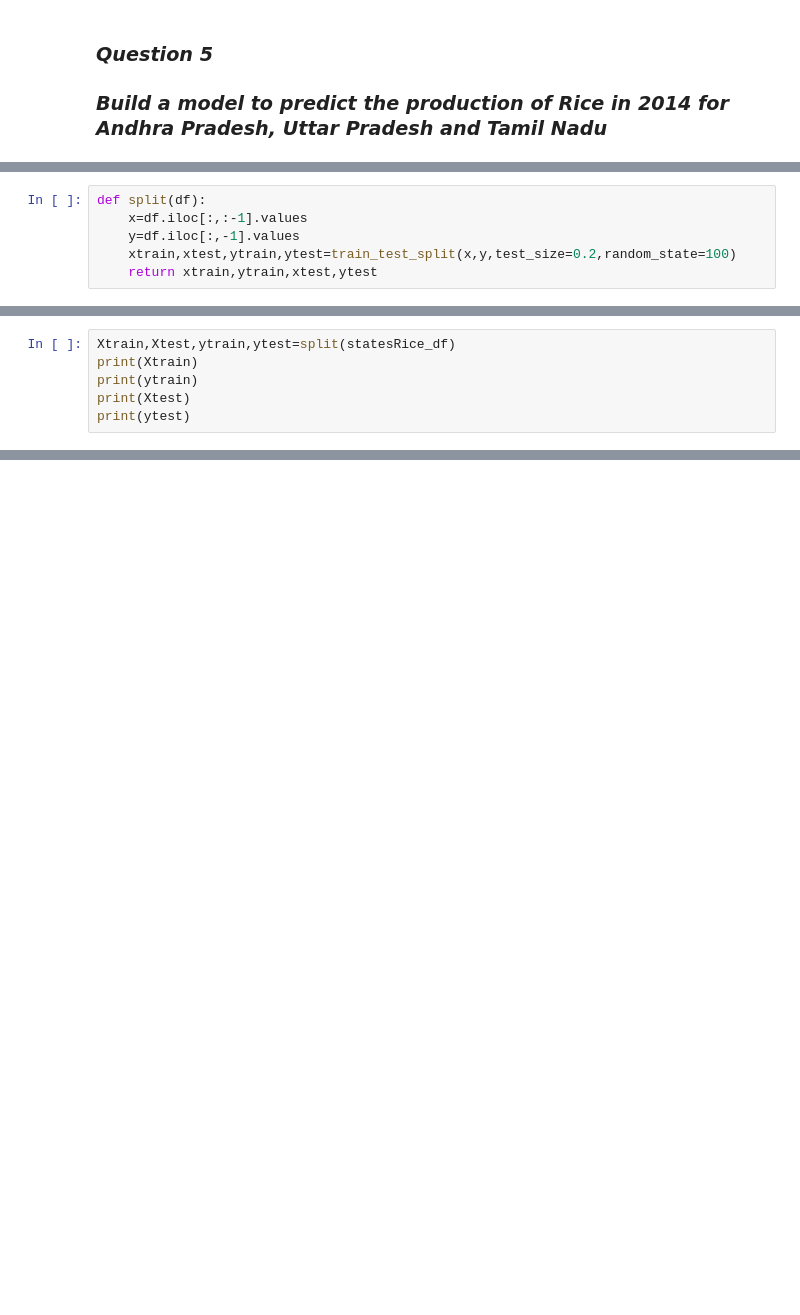
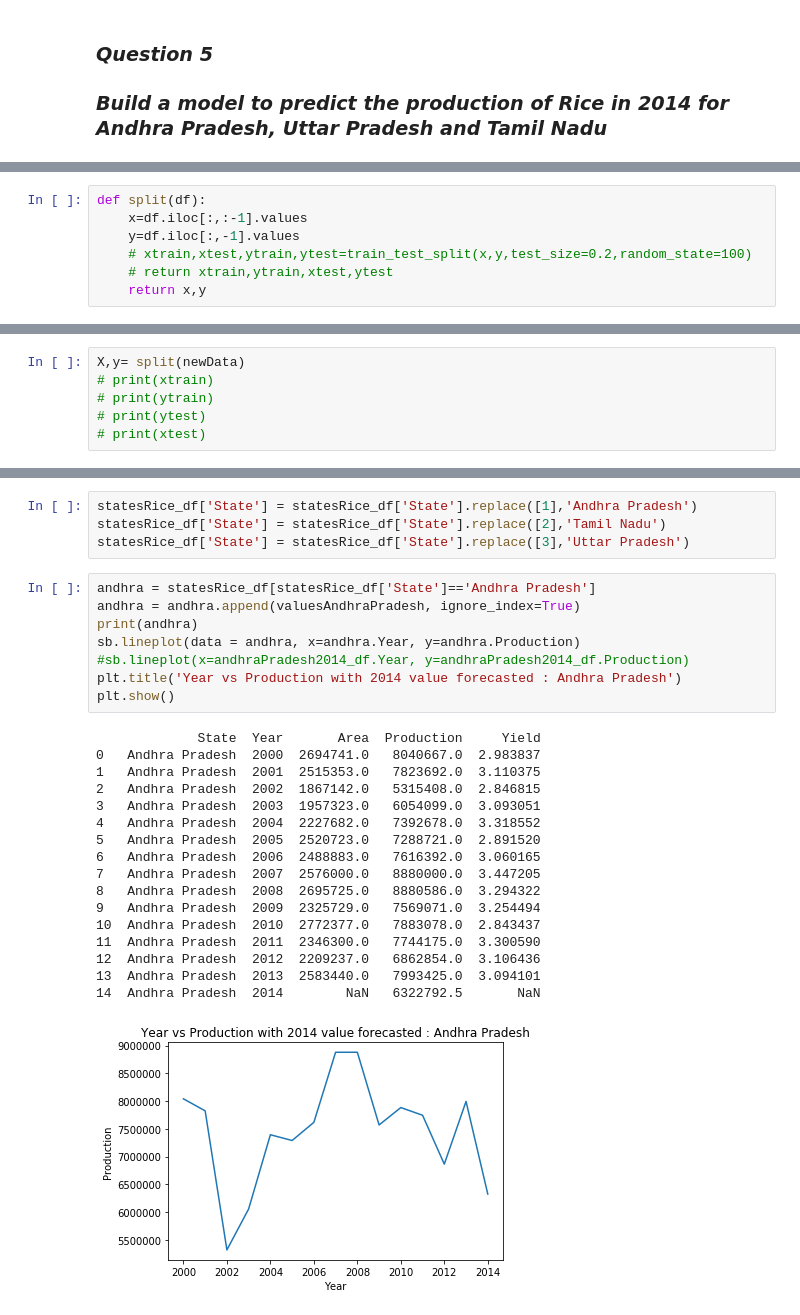
Before and after one commit to Neha-Jacob/Crop-Analysis-India, a Jupyter notebook: Crop Production Analysis - India.ipynb, the cells around one changed output, grey strips where cells are left out. Saved outputs shown, nothing was run; the diff lists cells and outputs as text; blank space fills up the shorter version.

```diff
--- a/Crop Production Analysis - India.ipynb
+++ b/Crop Production Analysis - India.ipynb
@@ -418,5 +443,6 @@ memory usage: 1.5 KB
 def split(df):
     x=df.iloc[:,:-1].values
     y=df.iloc[:,-1].values
-    xtrain,xtest,ytrain,ytest=train_test_split(x,y,test_size=0.2,random_state=100)
-    return xtrain,ytrain,xtest,ytest
+    # xtrain,xtest,ytrain,ytest=train_test_split(x,y,test_size=0.2,random_state=100)
+    # return xtrain,ytrain,xtest,ytest
+    return x,y
@@ -444,6 +449,6 @@ ValueError: multiclass format is not supported
 # %%
-Xtrain,Xtest,ytrain,ytest=split(statesRice_df)
-print(Xtrain)
-print(ytrain)
-print(Xtest)
-print(ytest)
+X,y= split(newData)
+# print(xtrain)
+# print(ytrain)
+# print(ytest)
+# print(xtest)
@@ -488,0 +507,30 @@ pred
+# %%
+statesRice_df['State'] = statesRice_df['State'].replace([1],'Andhra Pradesh')
+statesRice_df['State'] = statesRice_df['State'].replace([2],'Tamil Nadu')
+statesRice_df['State'] = statesRice_df['State'].replace([3],'Uttar Pradesh')
+# %%
+andhra = statesRice_df[statesRice_df['State']=='Andhra Pradesh']
+andhra = andhra.append(valuesAndhraPradesh, ignore_index=True)
+print(andhra)
+sb.lineplot(data = andhra, x=andhra.Year, y=andhra.Production)
+#sb.lineplot(x=andhraPradesh2014_df.Year, y=andhraPradesh2014_df.Production)
+plt.title('Year vs Production with 2014 value forecasted : Andhra Pradesh')
+plt.show()
+# %% [output]
+             State  Year       Area  Production     Yield
+0   Andhra Pradesh  2000  2694741.0   8040667.0  2.983837
+1   Andhra Pradesh  2001  2515353.0   7823692.0  3.110375
+2   Andhra Pradesh  2002  1867142.0   5315408.0  2.846815
+3   Andhra Pradesh  2003  1957323.0   6054099.0  3.093051
+4   Andhra Pradesh  2004  2227682.0   7392678.0  3.318552
+5   Andhra Pradesh  2005  2520723.0   7288721.0  2.891520
+6   Andhra Pradesh  2006  2488883.0   7616392.0  3.060165
+7   Andhra Pradesh  2007  2576000.0   8880000.0  3.447205
+8   Andhra Pradesh  2008  2695725.0   8880586.0  3.294322
+9   Andhra Pradesh  2009  2325729.0   7569071.0  3.254494
+10  Andhra Pradesh  2010  2772377.0   7883078.0  2.843437
+11  Andhra Pradesh  2011  2346300.0   7744175.0  3.300590
+12  Andhra Pradesh  2012  2209237.0   6862854.0  3.106436
+13  Andhra Pradesh  2013  2583440.0   7993425.0  3.094101
+14  Andhra Pradesh  2014        NaN   6322792.5       NaN
+[figure, added]
```
Also changed, not shown: parts of 17 cells of this notebook.
